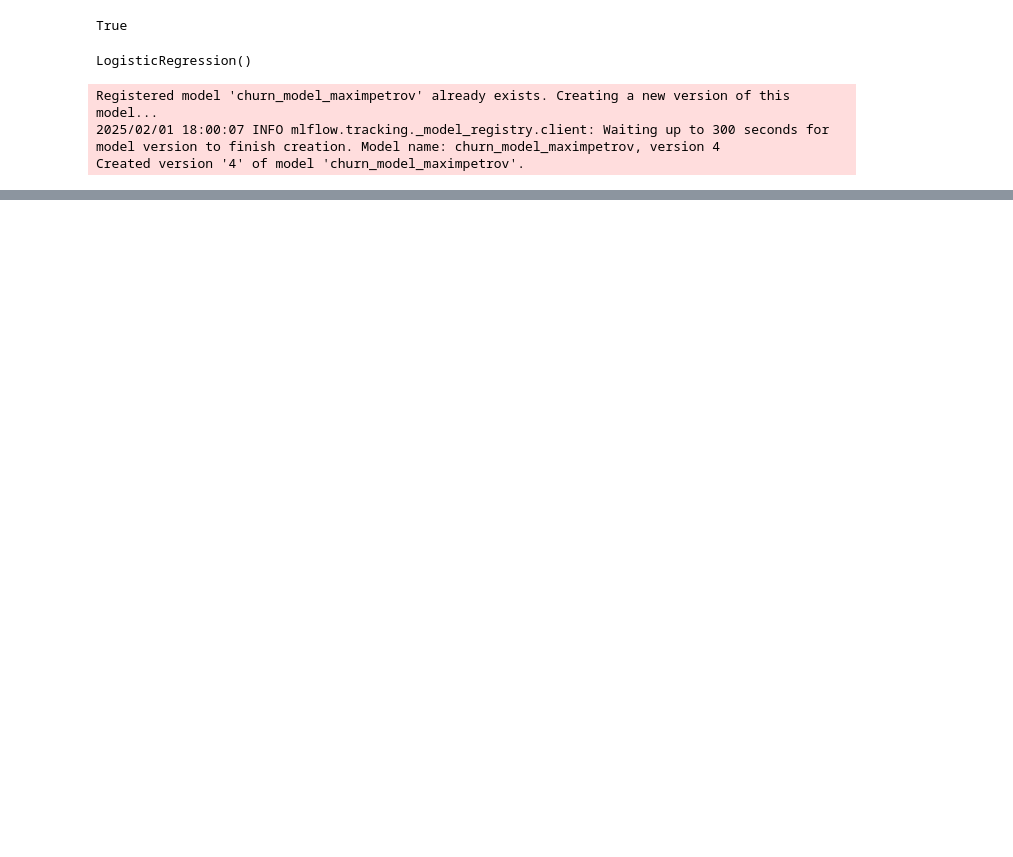
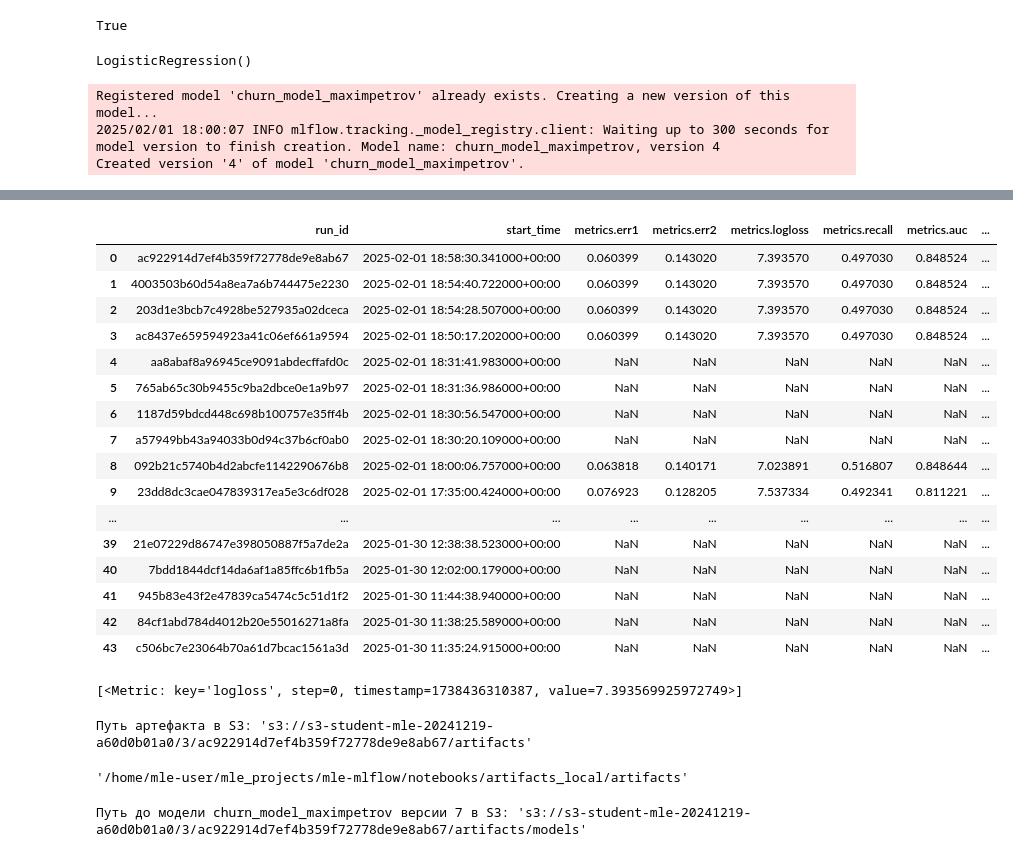
Before and after one commit to mxmptrv/mle-mlflow, a Jupyter notebook: notebooks/baseline_model.ipynb, the cells around one changed output, grey strips where cells are left out. Cells and saved outputs as stored; diff of their text form; code cells hidden in the pictures; blank space fills up the shorter version.

Commit message:
Реализовано извлечение артефактов, модели, метрик

```diff
--- a/notebooks/baseline_model.ipynb
+++ b/notebooks/baseline_model.ipynb
@@ -163,0 +187,49 @@ predictions = loaded_model.predict(X_test)
+# %%
+experiment_runs = mlflow.search_runs(experiment_ids=[experiment_id])
+runs = experiment_runs[[
+	"run_id", "start_time", 'metrics.err1', 'metrics.err2', 'metrics.logloss', 'metrics.recall', 'metrics.auc',
+'metrics.f1', 'metrics.precision']]
+runs
+# %% [output]
+|  | run_id | start_time | metrics.err1 | metrics.err2 | metrics.logloss | metrics.recall | metrics.auc | ... |
+| 0 | ac922914d7ef4b359f72778de9e8ab67 | 2025-02-01 18:58:30.341000+00:00 | 0.060399 | 0.143020 | 7.393570 | 0.497030 | 0.848524 | ... |
+| 1 | 4003503b60d54a8ea7a6b744475e2230 | 2025-02-01 18:54:40.722000+00:00 | 0.060399 | 0.143020 | 7.393570 | 0.497030 | 0.848524 | ... |
+| 2 | 203d1e3bcb7c4928be527935a02dceca | 2025-02-01 18:54:28.507000+00:00 | 0.060399 | 0.143020 | 7.393570 | 0.497030 | 0.848524 | ... |
+| 3 | ac8437e659594923a41c06ef661a9594 | 2025-02-01 18:50:17.202000+00:00 | 0.060399 | 0.143020 | 7.393570 | 0.497030 | 0.848524 | ... |
+| 4 | aa8abaf8a96945ce9091abdecffafd0c | 2025-02-01 18:31:41.983000+00:00 | NaN | NaN | NaN | NaN | NaN | ... |
+| 5 | 765ab65c30b9455c9ba2dbce0e1a9b97 | 2025-02-01 18:31:36.986000+00:00 | NaN | NaN | NaN | NaN | NaN | ... |
+| 6 | 1187d59bdcd448c698b100757e35ff4b | 2025-02-01 18:30:56.547000+00:00 | NaN | NaN | NaN | NaN | NaN | ... |
+| 7 | a57949bb43a94033b0d94c37b6cf0ab0 | 2025-02-01 18:30:20.109000+00:00 | NaN | NaN | NaN | NaN | NaN | ... |
+| 8 | 092b21c5740b4d2abcfe1142290676b8 | 2025-02-01 18:00:06.757000+00:00 | 0.063818 | 0.140171 | 7.023891 | 0.516807 | 0.848644 | ... |
+| 9 | 23dd8dc3cae047839317ea5e3c6df028 | 2025-02-01 17:35:00.424000+00:00 | 0.076923 | 0.128205 | 7.537334 | 0.492341 | 0.811221 | ... |
+| ... | ... | ... | ... | ... | ... | ... | ... | ... |
+| 39 | 21e07229d86747e398050887f5a7de2a | 2025-01-30 12:38:38.523000+00:00 | NaN | NaN | NaN | NaN | NaN | ... |
+| 40 | 7bdd1844dcf14da6af1a85ffc6b1fb5a | 2025-01-30 12:02:00.179000+00:00 | NaN | NaN | NaN | NaN | NaN | ... |
+| 41 | 945b83e43f2e47839ca5474c5c51d1f2 | 2025-01-30 11:44:38.940000+00:00 | NaN | NaN | NaN | NaN | NaN | ... |
+| 42 | 84cf1abd784d4012b20e55016271a8fa | 2025-01-30 11:38:25.589000+00:00 | NaN | NaN | NaN | NaN | NaN | ... |
+| 43 | c506bc7e23064b70a61d7bcac1561a3d | 2025-01-30 11:35:24.915000+00:00 | NaN | NaN | NaN | NaN | NaN | ... |
+# %%
+run_id = 'ac922914d7ef4b359f72778de9e8ab67'
+metric = 'logloss'
+client.get_metric_history(run_id, metric)
+# %% [output]
+[<Metric: key='logloss', step=0, timestamp=1738436310387, value=7.393569925972749>]
+# %%
+run = client.get_run(run_id)
+artifact_uri = run.info.artifact_uri
+print(f"Путь артефакта в S3: '{artifact_uri}'")
+# %% [output]
+Путь артефакта в S3: 's3://s3-student-mle-20241219-a60d0b01a0/3/ac922914d7ef4b359f72778de9e8ab67/artifacts'
+# %%
+mlflow.artifacts.download_artifacts(artifact_uri=artifact_uri, dst_path='./artifacts_local')
+# %% [output]
+'/home/mle-user/mle_projects/mle-mlflow/notebooks/artifacts_local/artifacts'
+# %%
+REGISTRY_MODEL_VERSION = 7
+
+model_uri = client.get_model_version_download_uri(REGISTRY_MODEL_NAME, REGISTRY_MODEL_VERSION)
+
+model = mlflow.sklearn.load_model(model_uri)
+print(f"Путь до модели {REGISTRY_MODEL_NAME} версии {REGISTRY_MODEL_VERSION} в S3: '{model_uri}'")
+# %% [output]
+Путь до модели churn_model_maximpetrov версии 7 в S3: 's3://s3-student-mle-20241219-a60d0b01a0/3/ac922914d7ef4b359f72778de9e8ab67/artifacts/models'
```
Also changed, not shown: parts of 1 cell of this notebook, 6 other files.
